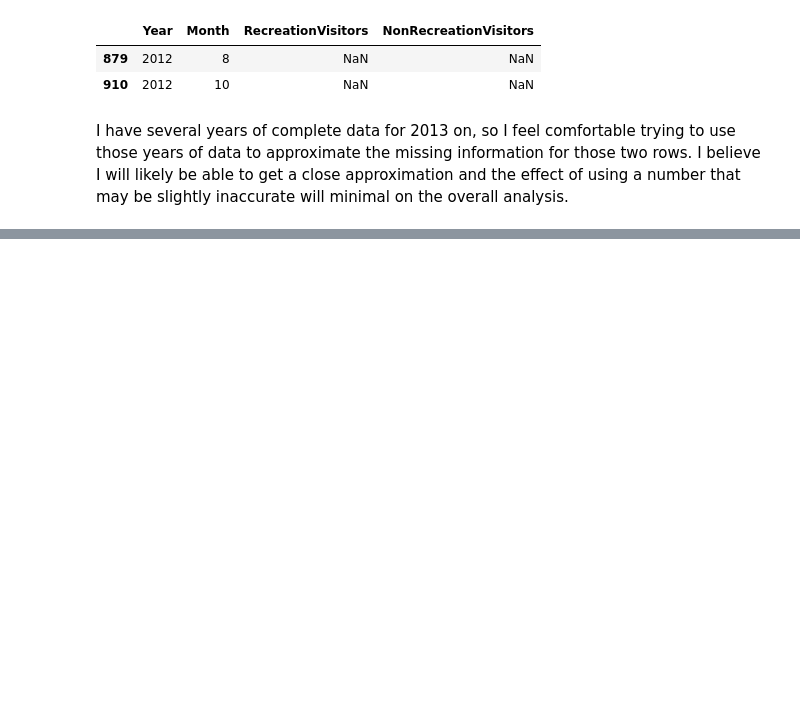
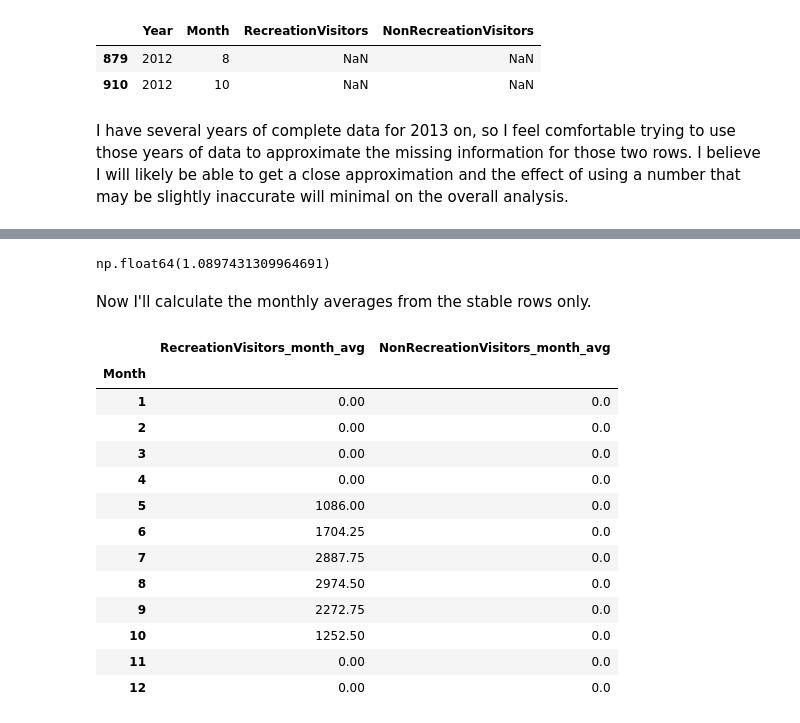
Before and after one commit to jeccalong/NPS_mini_project, a Jupyter notebook: Notebooks/NPS_mini_project.ipynb, the cells around one changed output, grey strips where cells are left out. Saved outputs shown, nothing was run; the diff lists cells and outputs as text; code cells hidden in the pictures; blank space fills up the shorter version.

Commit message:
Filled SACR rows with calculated estimates

```diff
--- a/Notebooks/NPS_mini_project.ipynb
+++ b/Notebooks/NPS_mini_project.ipynb
@@ -1549,0 +1585,49 @@ I have several years of complete data for 2013 on, so I feel comfortable trying
+# %%
+#Filter for the first 3 non-null points (2014–2016)
+stable_years = yoy.loc[yoy.index.isin([2014, 2015, 2016])]
+
+#Calculate average growth for those years only
+avg_growth = stable_years["RecreationVisitors"].mean(skipna=True)
+
+avg_growth
+# %% [output]
+np.float64(1.0897431309964691)
+# %% [markdown]
+Now I'll calculate the monthly averages from the stable rows only.
+# %%
+# Filter SACR rows from all_visits_df
+sacr_visits = all_visits_df[all_visits_df["UnitCode"] == "SACR"].copy()
+
+# Combine year and month fields to make numeric value that can be compared in series order
+sacr_visits["Year"] = sacr_visits["Year"].astype(int)
+sacr_visits["Month"] = sacr_visits["Month"].astype(int)
+sacr_visits["year_month"] = sacr_visits["Year"] * 100 + sacr_visits["Month"]
+
+# Use only stable early years (2013–2016) for training
+early = sacr_visits[sacr_visits["Year"].between(2013, 2016)].copy()
+
+# Add column with calculated monthly averages
+monthly_avg = (
+    early.groupby("Month")[["RecreationVisitors", "NonRecreationVisitors"]]
+    .mean()
+    .rename(columns={
+        "RecreationVisitors": "RecreationVisitors_month_avg",
+        "NonRecreationVisitors": "NonRecreationVisitors_month_avg"
+    })
+)
+monthly_avg.head(12)
+# %% [output]
+|  | RecreationVisitors_month_avg | NonRecreationVisitors_month_avg |
+| Month |  |  |
+| 1 | 0.00 | 0.0 |
+| 2 | 0.00 | 0.0 |
+| 3 | 0.00 | 0.0 |
+| 4 | 0.00 | 0.0 |
+| 5 | 1086.00 | 0.0 |
+| 6 | 1704.25 | 0.0 |
+| 7 | 2887.75 | 0.0 |
+| 8 | 2974.50 | 0.0 |
+| 9 | 2272.75 | 0.0 |
+| 10 | 1252.50 | 0.0 |
+| 11 | 0.00 | 0.0 |
+| 12 | 0.00 | 0.0 |
```
Also changed, not shown: parts of 7 cells of this notebook.
